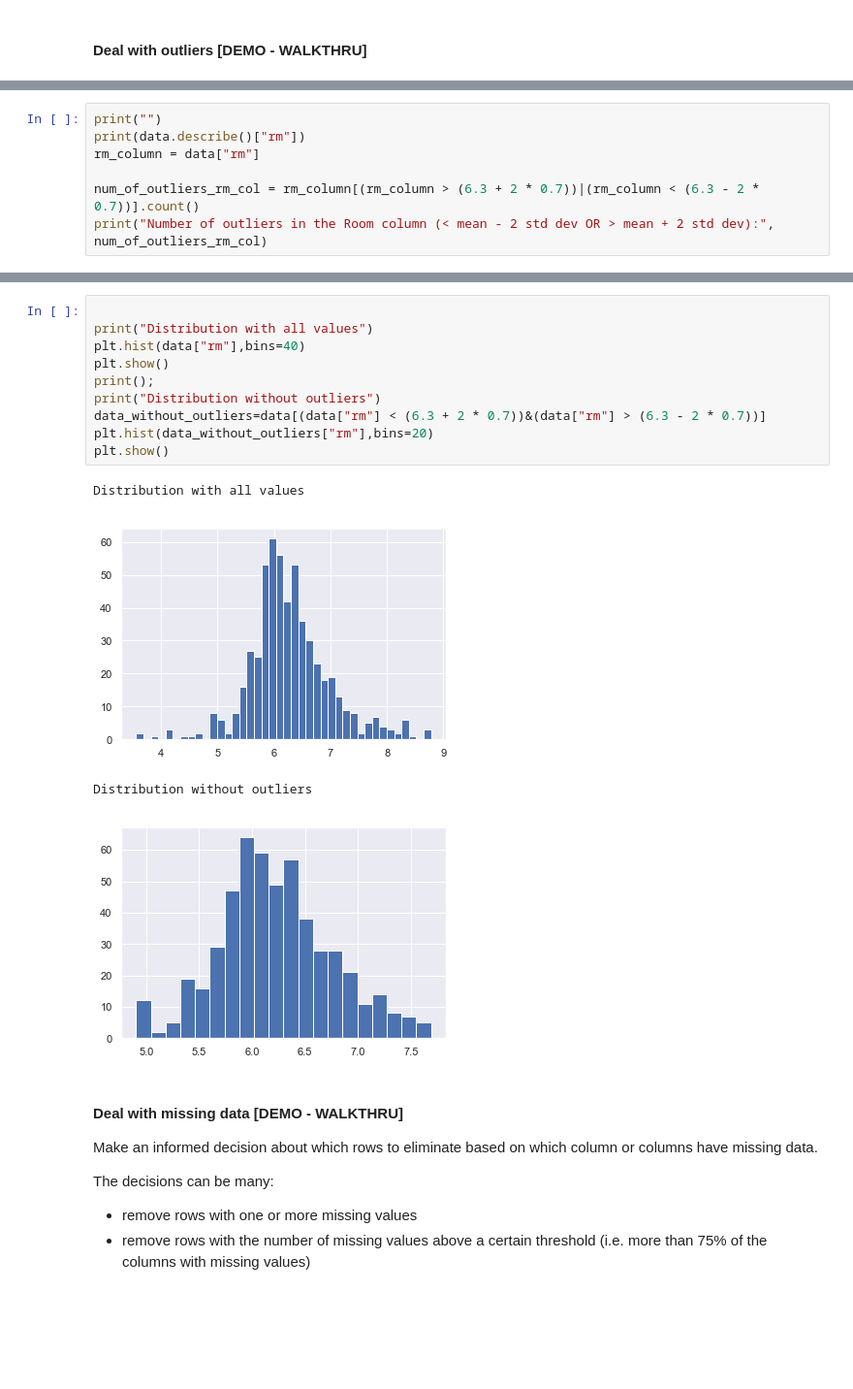
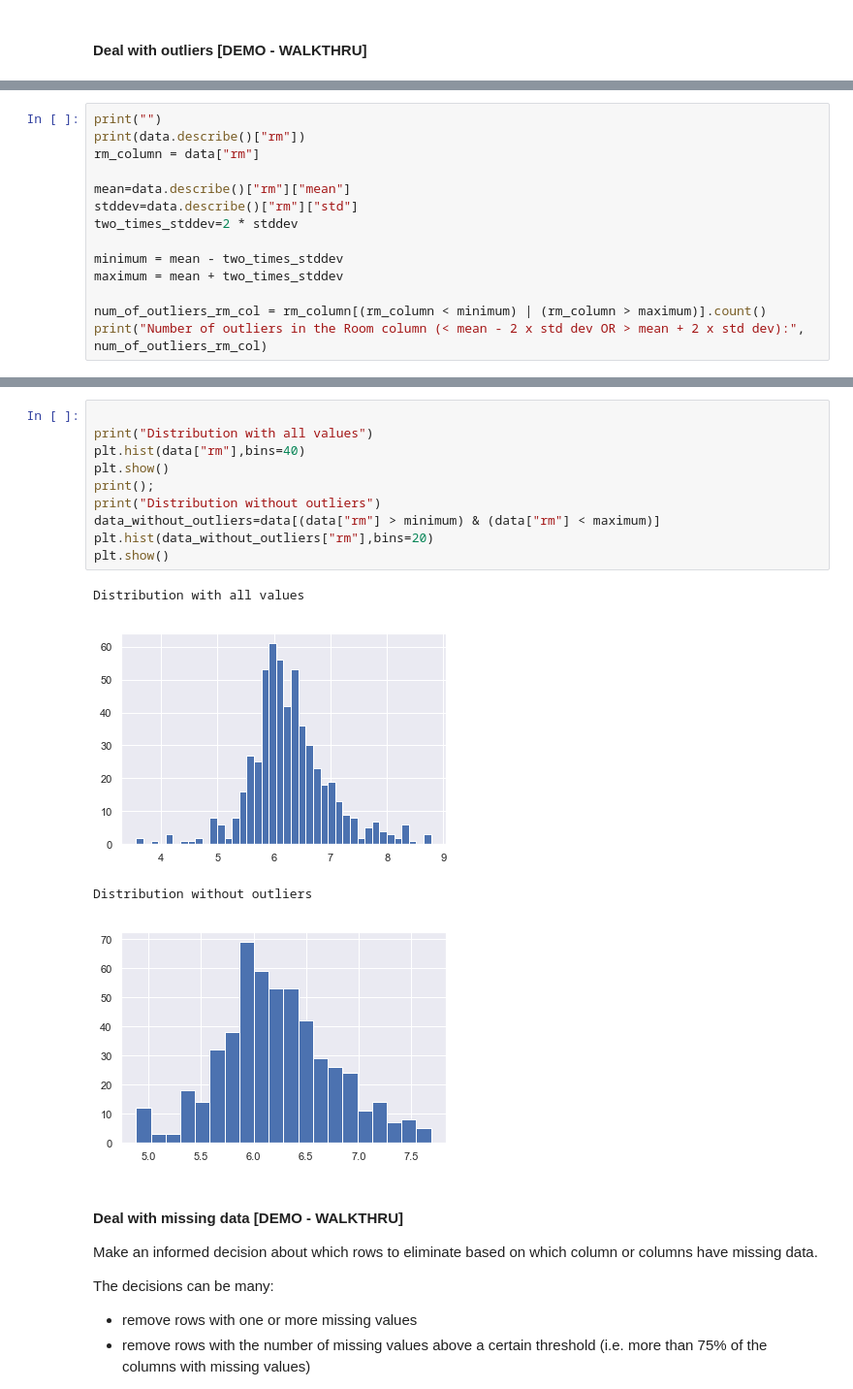
Before and after one commit to neomatrix369/awesome-ai-ml-dl, a Jupyter notebook: notebooks/jupyter/data/02_Data_Preparation_(Do_we_know_our_data).ipynb, the cells around one changed output, grey strips where cells are left out. Shown: that part at 97% size. Saved outputs shown, nothing was run; the diff lists cells and outputs as text; blank space fills up the shorter version.

Commit message:
Simplified the cells for readability on house the graphs for the outliers were printed: show a bit better the formula to capture the outliers and the non-outliers

```diff
--- a/notebooks/jupyter/data/02_Data_Preparation_(Do_we_know_our_data).ipynb
+++ b/notebooks/jupyter/data/02_Data_Preparation_(Do_we_know_our_data).ipynb
@@ -159,8 +159,15 @@ print("")
 print(data.describe()["rm"])
 rm_column = data["rm"]
 
-num_of_outliers_rm_col = rm_column[(rm_column > (6.3 + 2 * 0.7))|(rm_column < (6.3 - 2 * 0.7))].count()
-print("Number of outliers in the Room column (< mean - 2 std dev OR > mean + 2 std dev):", num_of_outliers_rm_col)
+mean=data.describe()["rm"]["mean"]
+stddev=data.describe()["rm"]["std"]
+two_times_stddev=2 * stddev
+
+minimum = mean - two_times_stddev
+maximum = mean + two_times_stddev
+
+num_of_outliers_rm_col = rm_column[(rm_column < minimum) | (rm_column > maximum)].count()
+print("Number of outliers in the Room column (< mean - 2 x std dev OR > mean + 2 x std dev):", num_of_outliers_rm_col)
 # %% [output]
 count    556.000000
 mean       6.273680
@@ -175,18 +182,18 @@ Number of outliers in the Room column (< mean - 2 std dev OR > mean + 2 std dev)
 # %%
 
 print("Distribution with all values")
 plt.hist(data["rm"],bins=40)
 plt.show()
 print();
 print("Distribution without outliers")
-data_without_outliers=data[(data["rm"] < (6.3 + 2 * 0.7))&(data["rm"] > (6.3 - 2 * 0.7))]
+data_without_outliers=data[(data["rm"] > minimum) & (data["rm"] < maximum)]
 plt.hist(data_without_outliers["rm"],bins=20)
 plt.show()
 # %% [output]
 Distribution with all values
 [figure]
 Distribution without outliers
-[figure, old version]
+[figure, new version]
 # %% [markdown]
 #### Deal with missing data [DEMO - WALKTHRU]
 
```
Also changed, not shown: parts of 1 cell of this notebook.
